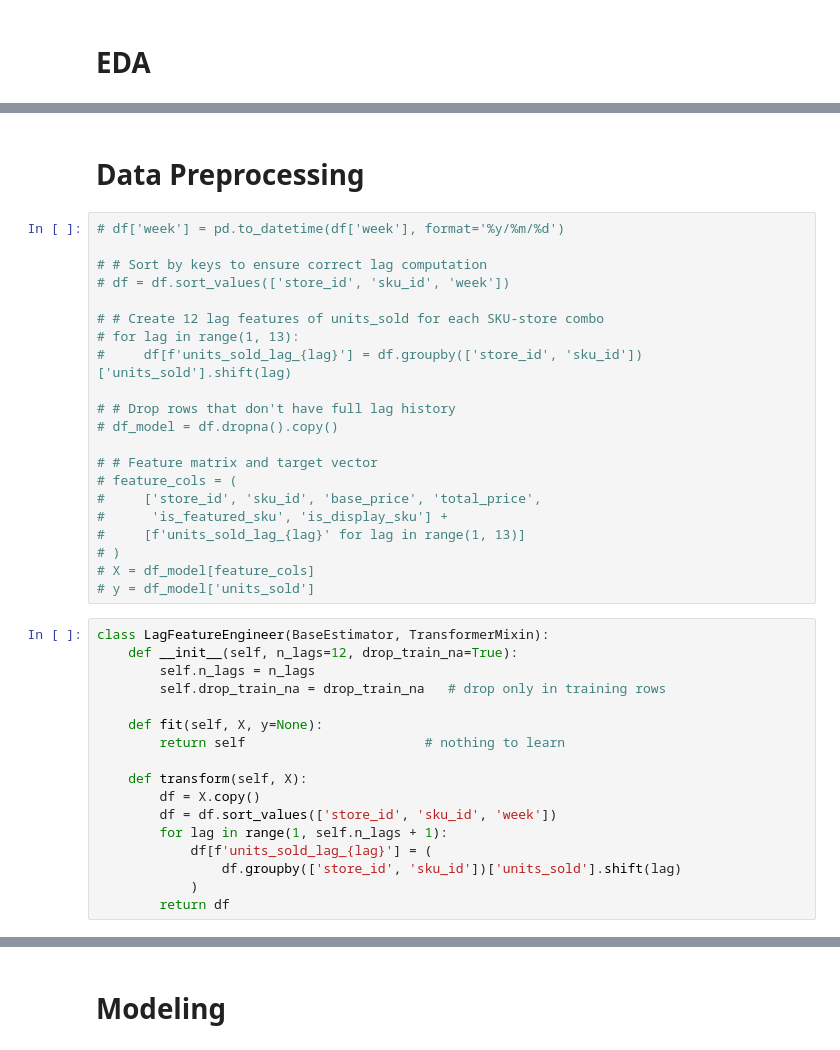
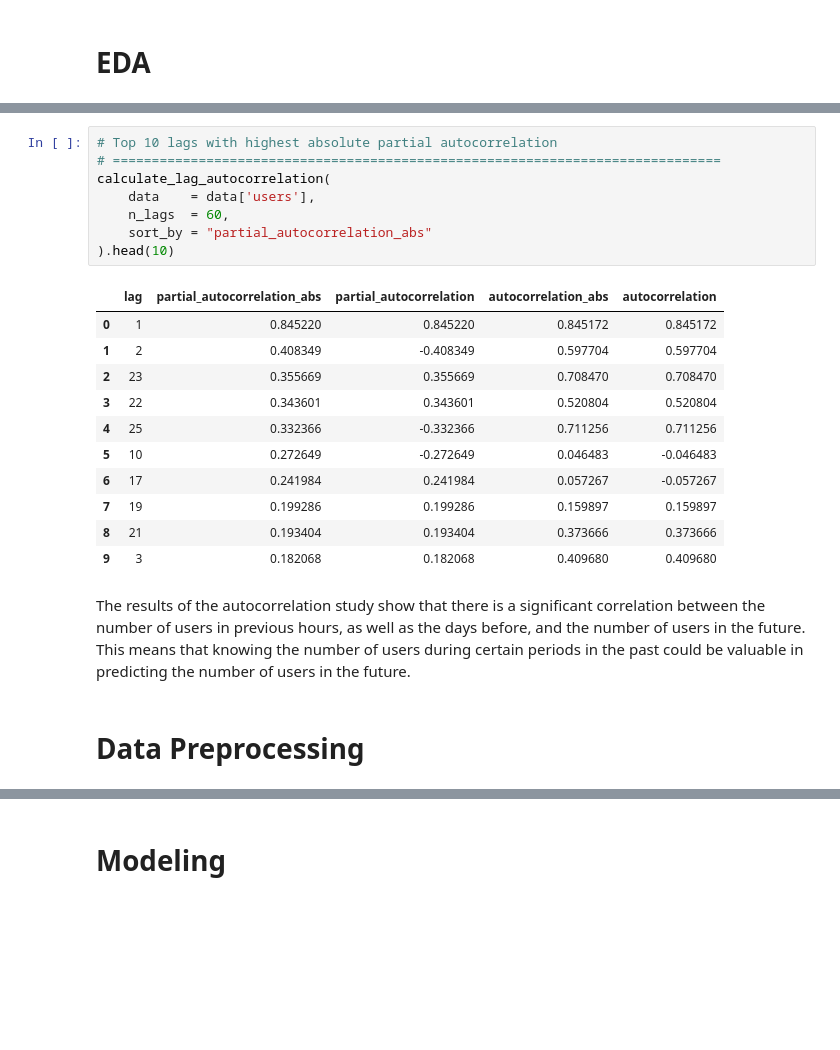
Before and after one commit to ngnquanq/Demand-Forecasting, a Jupyter notebook: notebooks/playground.ipynb, the cells around one changed output, grey strips where cells are left out. Cells and saved outputs as stored; diff of their text form; blank space fills up the shorter version.

```diff
--- a/notebooks/playground.ipynb
+++ b/notebooks/playground.ipynb
@@ -76,40 +246,24 @@ Duplicates: 0
+# %%
+# Top 10 lags with highest absolute partial autocorrelation
+# ==============================================================================
+calculate_lag_autocorrelation(
+    data    = data['users'],
+    n_lags  = 60,
+    sort_by = "partial_autocorrelation_abs"
+).head(10)
+# %% [output]
+|  | lag | partial_autocorrelation_abs | partial_autocorrelation | autocorrelation_abs | autocorrelation |
+| 0 | 1 | 0.845220 | 0.845220 | 0.845172 | 0.845172 |
+| 1 | 2 | 0.408349 | -0.408349 | 0.597704 | 0.597704 |
+| 2 | 23 | 0.355669 | 0.355669 | 0.708470 | 0.708470 |
+| 3 | 22 | 0.343601 | 0.343601 | 0.520804 | 0.520804 |
+| 4 | 25 | 0.332366 | -0.332366 | 0.711256 | 0.711256 |
+| 5 | 10 | 0.272649 | -0.272649 | 0.046483 | -0.046483 |
+| 6 | 17 | 0.241984 | 0.241984 | 0.057267 | -0.057267 |
+| 7 | 19 | 0.199286 | 0.199286 | 0.159897 | 0.159897 |
+| 8 | 21 | 0.193404 | 0.193404 | 0.373666 | 0.373666 |
+| 9 | 3 | 0.182068 | 0.182068 | 0.409680 | 0.409680 |
+# %% [markdown]
+The results of the autocorrelation study show that there is a significant correlation between the number of users in previous hours, as well as the days before, and the number of users in the future. This means that knowing the number of users during certain periods in the past could be valuable in predicting the number of users in the future.
 # %% [markdown]
 # Data Preprocessing
-# %%
-# df['week'] = pd.to_datetime(df['week'], format='%y/%m/%d')
-
-# # Sort by keys to ensure correct lag computation
-# df = df.sort_values(['store_id', 'sku_id', 'week'])
-
-# # Create 12 lag features of units_sold for each SKU‑store combo
-# for lag in range(1, 13):
-#     df[f'units_sold_lag_{lag}'] = df.groupby(['store_id', 'sku_id'])['units_sold'].shift(lag)
-
-# # Drop rows that don't have full lag history
-# df_model = df.dropna().copy()
-
-# # Feature matrix and target vector
-# feature_cols = (
-#     ['store_id', 'sku_id', 'base_price', 'total_price',
-#      'is_featured_sku', 'is_display_sku'] +
-#     [f'units_sold_lag_{lag}' for lag in range(1, 13)]
-# )
-# X = df_model[feature_cols]
-# y = df_model['units_sold']
-# %%
-class LagFeatureEngineer(BaseEstimator, TransformerMixin):
-    def __init__(self, n_lags=12, drop_train_na=True):
-        self.n_lags = n_lags
-        self.drop_train_na = drop_train_na   # drop only in training rows
-
-    def fit(self, X, y=None):
-        return self                       # nothing to learn
-
-    def transform(self, X):
-        df = X.copy()
-        df = df.sort_values(['store_id', 'sku_id', 'week'])
-        for lag in range(1, self.n_lags + 1):
-            df[f'units_sold_lag_{lag}'] = (
-                df.groupby(['store_id', 'sku_id'])['units_sold'].shift(lag)
-            )
-        return df
```
Also changed, not shown: parts of 58 cells of this notebook, 14 other files.
